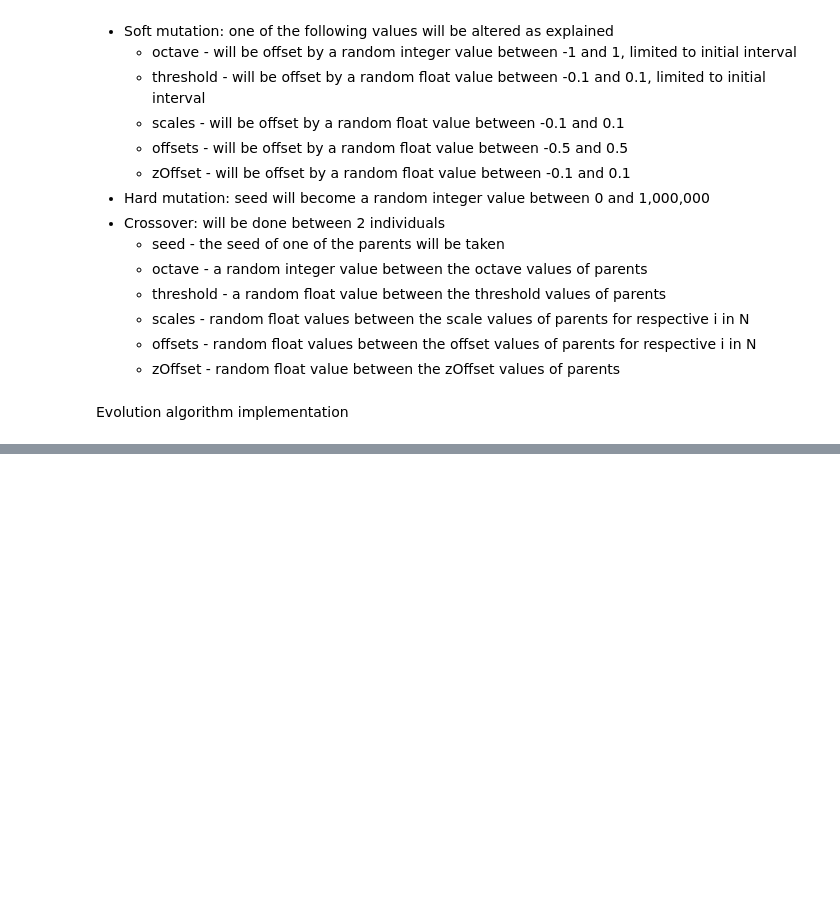
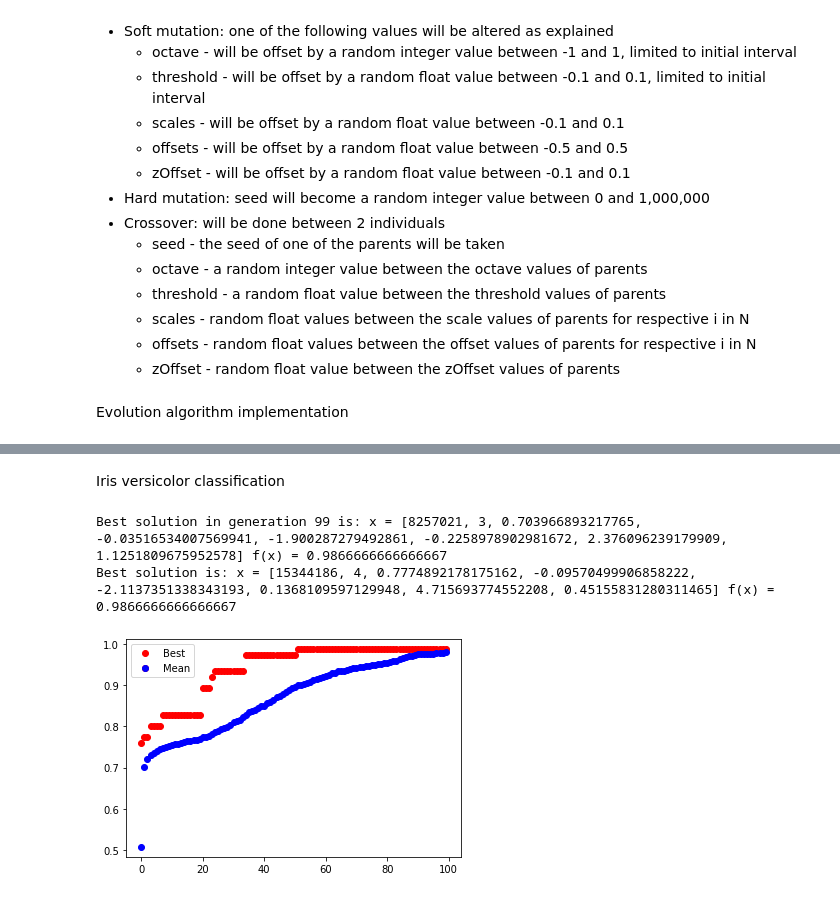
Before and after one commit to grigorescuandrei/noise-based-classifier, a Jupyter notebook: prototype/benchmark.ipynb, the cells around one changed output, grey strips where cells are left out. Drawn from its saved outputs; the diff is of its cells as text; code cells hidden in the pictures; blank space fills up the shorter version.

```diff
--- a/prototype/benchmark.ipynb
+++ b/prototype/benchmark.ipynb
@@ -487,0 +518,51 @@ Best solution is: x = [44898631, 1, 0.6319765292082012, -0.23605111411604762, -2
+# %% [markdown]
+Iris versicolor classification
+# %%
+# problem parameters
+versicolorParam = {'function': computeFitnessIris("Iris-versicolor")}
+
+# store the best/average solution of each iteration (for a final plot used to analyze the GA's convergence)
+allBestFitnesses = []
+allAvgFitnesses = []
+generations = []
+
+ga = GA(gaParam, versicolorParam)
+ga.initialisation()
+ga.evaluation()
+
+overallBestChromo = ga.bestChromosome()
+overallBestSolY = overallBestChromo.fitness
+for g in range(gaParam['noGen']):
+    #plotting preparation
+    allPotentialSolutionsX = [c.representation for c in ga.population]
+    allPotentialSolutionsY = [c.fitness for c in ga.population]
+    bestChromo = ga.bestChromosome()
+    bestSolX = bestChromo.representation
+    bestSolY = bestChromo.fitness
+    allBestFitnesses.append(bestSolY)
+    allAvgFitnesses.append(sum(allPotentialSolutionsY) / len(allPotentialSolutionsY))
+    generations.append(g)
+
+    #evolution algorithm
+    ga.oneGenerationSteadyState()
+    #ga.oneGeneration()
+    #ga.oneGenerationElitism()
+
+    if bestSolY > overallBestSolY:
+        overallBestChromo = bestChromo
+        overallBestSolY = bestSolY
+
+print('Best solution in generation ' + str(g) + ' is: x = ' + str(bestChromo.representation) + ' f(x) = ' + str(bestChromo.fitness))
+print('Best solution is: x = ' + str(overallBestChromo.representation) + ' f(x) = ' + str(overallBestChromo.fitness))
+
+plt.ioff()
+best, = plt.plot(generations, allBestFitnesses, 'ro', label = 'best')
+mean, = plt.plot(generations, allAvgFitnesses, 'bo', label = 'mean')
+plt.legend([best, (best, mean)], ['Best', 'Mean'])
+plt.show()
+
+irisVersicolorBestChromosome = overallBestChromo
+# %% [output]
+Best solution in generation 99 is: x = [8257021, 3, 0.703966893217765, -0.03516534007569941, -1.900287279492861, -0.2258978902981672, 2.376096239179909, 1.1251809675952578] f(x) = 0.9866666666666667
+Best solution is: x = [15344186, 4, 0.7774892178175162, -0.09570499906858222, -2.1137351338343193, 0.1368109597129948, 4.715693774552208, 0.45155831280311465] f(x) = 0.9866666666666667
+[figure, added]
```
Also changed, not shown: parts of 25 cells of this notebook, 2 other files.
